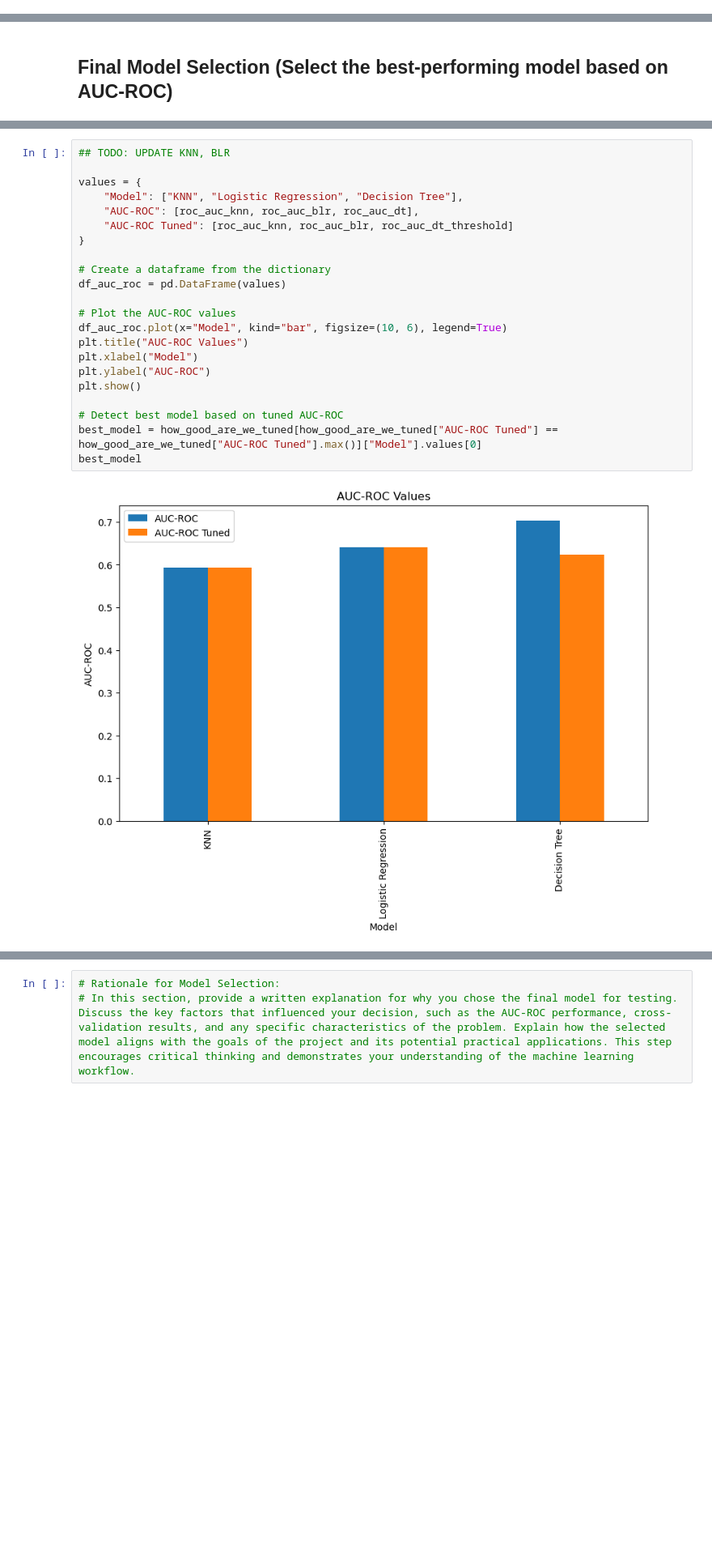
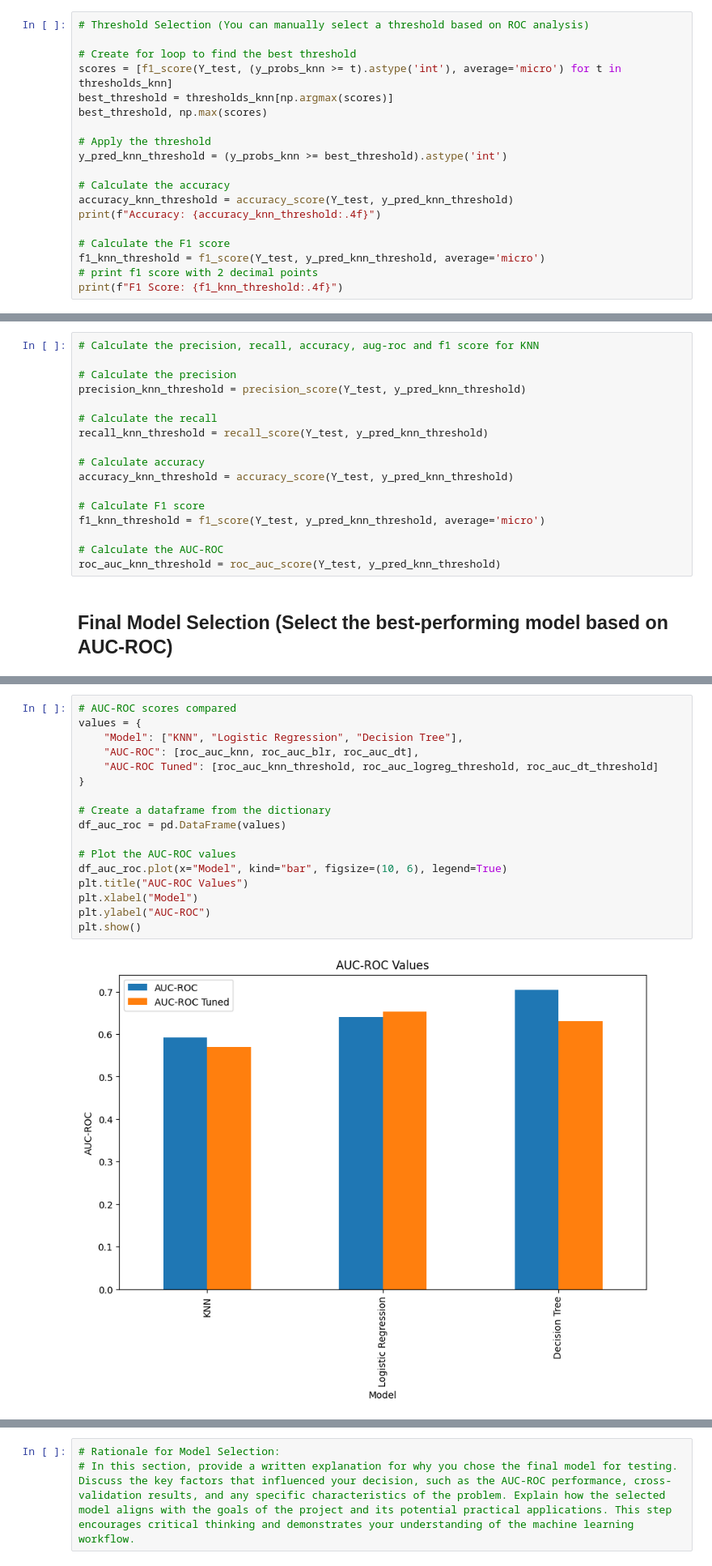
Before and after one commit to MikaVilpo/TUAS-IntroDataAndAI, a Jupyter notebook: DEAI_Assignment_1.ipynb, the cells around one changed output, grey strips where cells are left out. Shown at 81% size. Drawn from its saved outputs; the diff is of its cells as text; blank space fills up the shorter version.

Commit message:
Finished rest of the models

```diff
--- a/DEAI_Assignment_1.ipynb
+++ b/DEAI_Assignment_1.ipynb
@@ -1218,0 +1513,19 @@ roc_auc_dt_threshold = roc_auc_score(Y_test, y_pred_dt_threshold)
+# %%
+# Threshold Selection (You can manually select a threshold based on ROC analysis)
+
+# Create for loop to find the best threshold
+scores = [f1_score(Y_test, (y_probs_knn >= t).astype('int'), average='micro') for t in thresholds_knn]
+best_threshold = thresholds_knn[np.argmax(scores)]
+best_threshold, np.max(scores)
+
+# Apply the threshold
+y_pred_knn_threshold = (y_probs_knn >= best_threshold).astype('int')
+
+# Calculate the accuracy
+accuracy_knn_threshold = accuracy_score(Y_test, y_pred_knn_threshold)
+print(f"Accuracy: {accuracy_knn_threshold:.4f}")
+
+# Calculate the F1 score
+f1_knn_threshold = f1_score(Y_test, y_pred_knn_threshold, average='micro')
+# print f1 score with 2 decimal points
+print(f"F1 Score: {f1_knn_threshold:.4f}")
@@ -1219,3 +1535,20 @@ roc_auc_dt_threshold = roc_auc_score(Y_test, y_pred_dt_threshold)
+# %%
+# Calculate the precision, recall, accuracy, aug-roc and f1 score for KNN
+
+# Calculate the precision
+precision_knn_threshold = precision_score(Y_test, y_pred_knn_threshold)
+
+# Calculate the recall
+recall_knn_threshold = recall_score(Y_test, y_pred_knn_threshold)
+
+# Calculate accuracy
+accuracy_knn_threshold = accuracy_score(Y_test, y_pred_knn_threshold)
+
+# Calculate F1 score
+f1_knn_threshold = f1_score(Y_test, y_pred_knn_threshold, average='micro')
+
+# Calculate the AUC-ROC
+roc_auc_knn_threshold = roc_auc_score(Y_test, y_pred_knn_threshold)
 # %% [markdown]
 ## Final Model Selection (Select the best-performing model based on AUC-ROC)
 # %%
@@ -1255,24 +1600,19 @@ how_good_are_we_tuned
 # %%
-## TODO: UPDATE KNN, BLR
-
+# AUC-ROC scores compared
 values = {
     "Model": ["KNN", "Logistic Regression", "Decision Tree"],
     "AUC-ROC": [roc_auc_knn, roc_auc_blr, roc_auc_dt],
-    "AUC-ROC Tuned": [roc_auc_knn, roc_auc_blr, roc_auc_dt_threshold]
+    "AUC-ROC Tuned": [roc_auc_knn_threshold, roc_auc_logreg_threshold, roc_auc_dt_threshold]
 }
 
 # Create a dataframe from the dictionary
 df_auc_roc = pd.DataFrame(values)
 
 # Plot the AUC-ROC values
 df_auc_roc.plot(x="Model", kind="bar", figsize=(10, 6), legend=True)
 plt.title("AUC-ROC Values")
 plt.xlabel("Model")
 plt.ylabel("AUC-ROC")
 plt.show()
-
-# Detect best model based on tuned AUC-ROC
-best_model = how_good_are_we_tuned[how_good_are_we_tuned["AUC-ROC Tuned"] == how_good_are_we_tuned["AUC-ROC Tuned"].max()]["Model"].values[0]
-best_model
 # %% [output]
-[figure, old version]
+[figure, new version]
```
Also changed, not shown: parts of 42 cells of this notebook.
